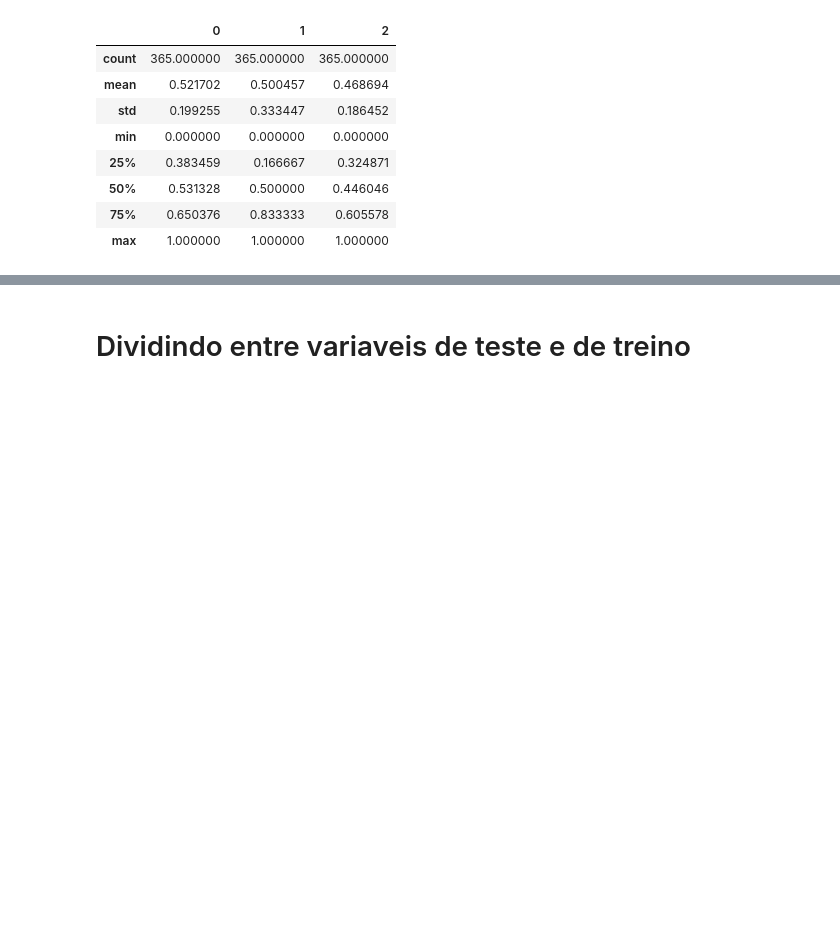
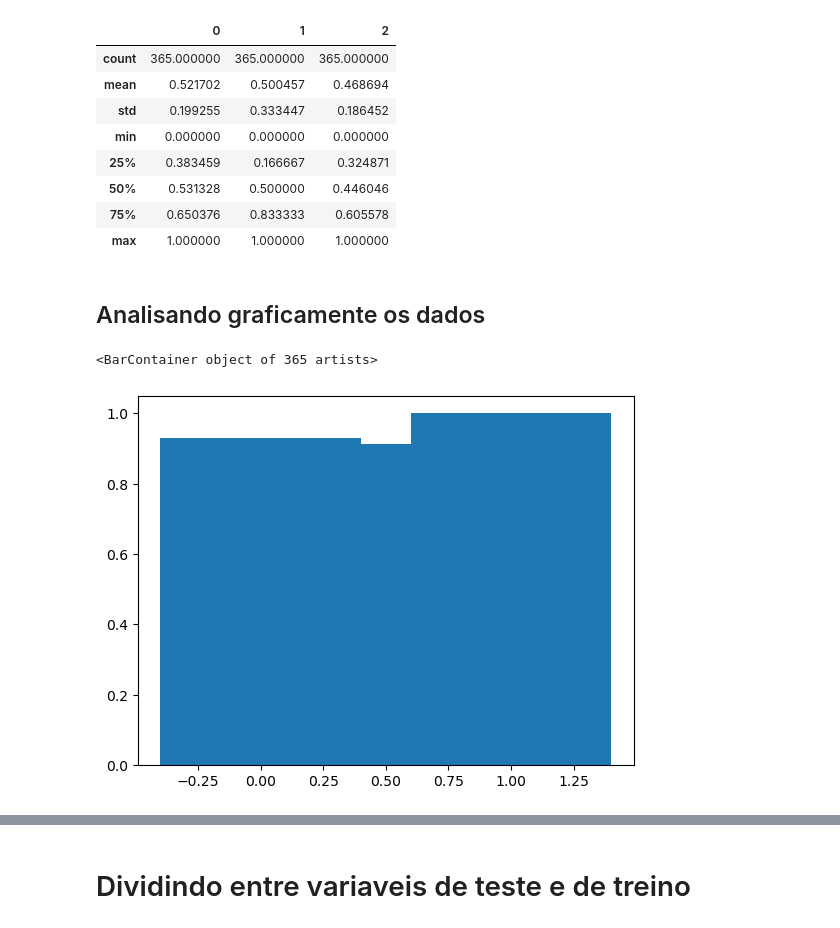
Before and after one commit to GuilhermeFusari/Primeira_Modelo_Preditivo, a Jupyter notebook: Primeiro modelo preditivo.ipynb, the cells around one changed output, grey strips where cells are left out. Drawn from its saved outputs; the diff is of its cells as text; code cells hidden in the pictures; blank space fills up the shorter version.

Commit message:
1_Tentativa_Graph

```diff
--- a/Primeiro modelo preditivo.ipynb
+++ b/Primeiro modelo preditivo.ipynb
@@ -84,4 +138,5 @@ while x <= 364:
 # %%
+lista[0] , lista[1] = 5, 6
 data['Final de Semana'] = pd.DataFrame(lista)
-data['Final de Semana'][0] = 5
+data['Final de Semana']
 # %% [output]
@@ -118,3 +181,12 @@ df_final.describe()
 | 50% | 0.531328 | 0.500000 | 0.446046 |
 | 75% | 0.650376 | 0.833333 | 0.605578 |
 | max | 1.000000 | 1.000000 | 1.000000 |
+# %% [markdown]
+## Analisando graficamente os dados
+# %%
+x = df_final[1]
+y = df_final[2]
+plt.bar(x,y)
+# %% [output]
+<BarContainer object of 365 artists>
+[figure, added]
```
Also changed, not shown: parts of 7 cells of this notebook.
